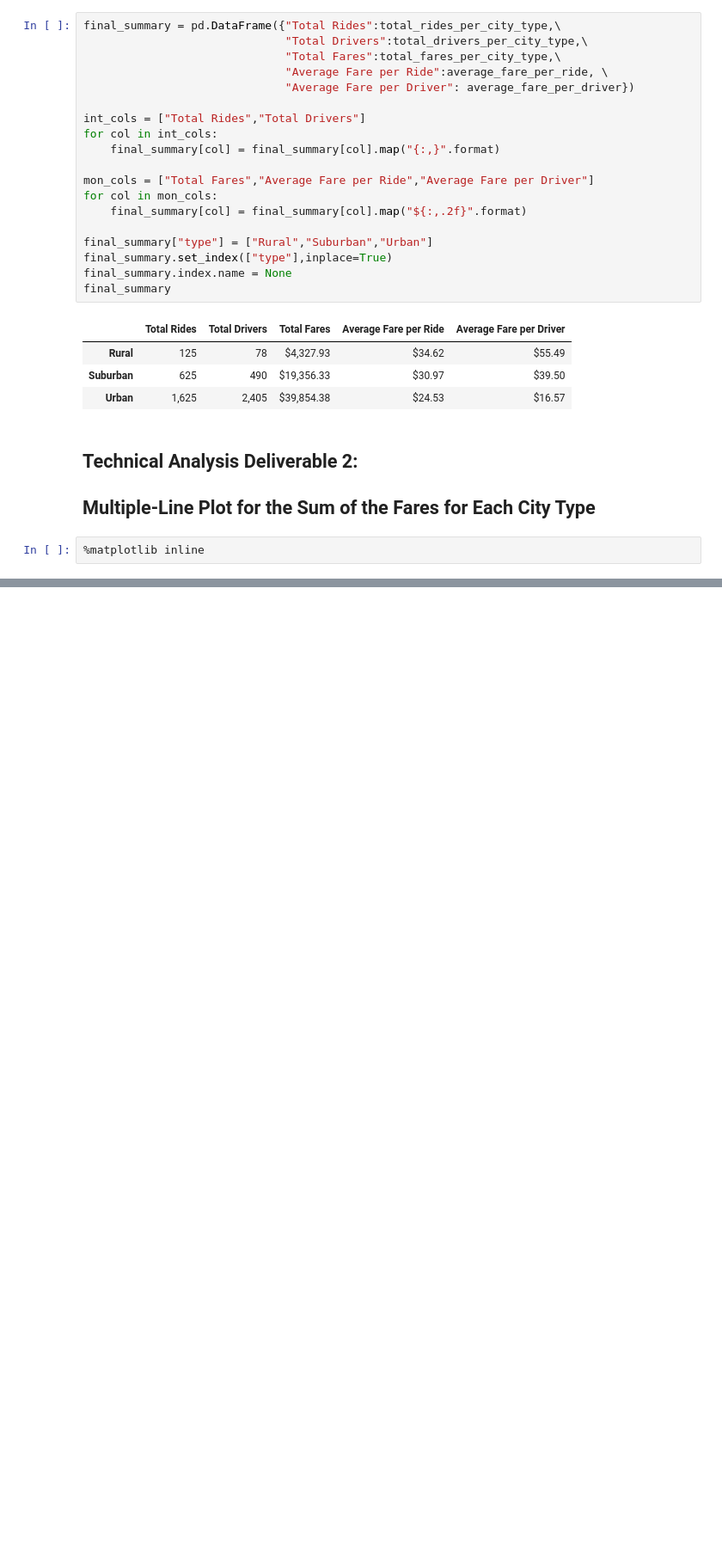
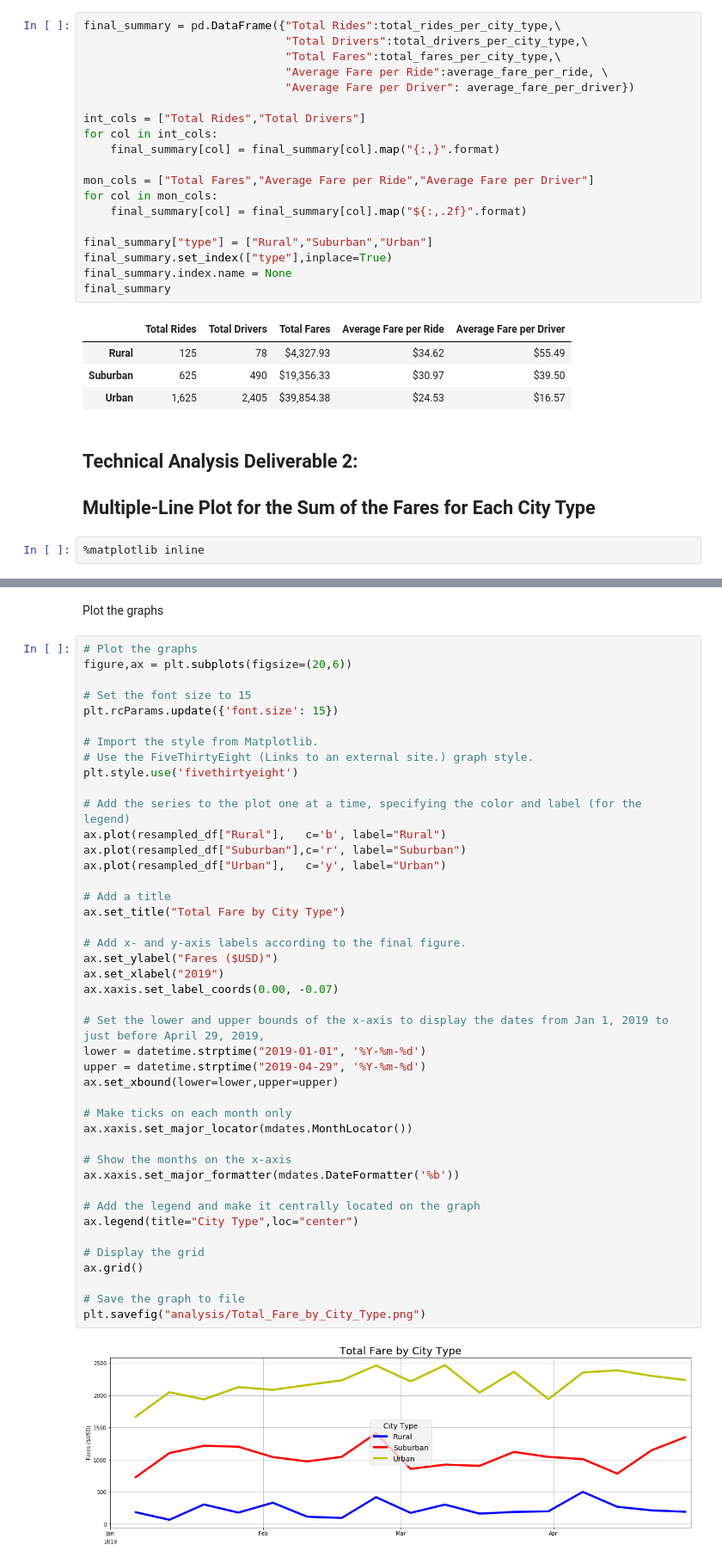
Before and after one commit to selkhayri/PyBer_Analysis, a Jupyter notebook: PyBer_challenge.ipynb, the cells around one changed output, grey strips where cells are left out. Shown: that part at 86% size. Saved outputs shown, nothing was run; the diff lists cells and outputs as text; blank space fills up the shorter version.

Commit message:
Multiple-Line Plot for the Sum of the Fares for Each City Type

```diff
--- a/PyBer_challenge.ipynb
+++ b/PyBer_challenge.ipynb
@@ -254,0 +253,47 @@ ax.legend(resampled_df.columns,title="City Type",loc="center")
+# %% [markdown]
+Plot the graphs
+# %%
+# Plot the graphs
+figure,ax = plt.subplots(figsize=(20,6))
+
+# Set the font size to 15
+plt.rcParams.update({'font.size': 15})
+
+# Import the style from Matplotlib.
+# Use the FiveThirtyEight (Links to an external site.) graph style.
+plt.style.use('fivethirtyeight')
+
+# Add the series to the plot one at a time, specifying the color and label (for the legend)
+ax.plot(resampled_df["Rural"],   c='b', label="Rural")
+ax.plot(resampled_df["Suburban"],c='r', label="Suburban")
+ax.plot(resampled_df["Urban"],   c='y', label="Urban")
+
+# Add a title
+ax.set_title("Total Fare by City Type")
+
+# Add x- and y-axis labels according to the final figure.
+ax.set_ylabel("Fares ($USD)")
+ax.set_xlabel("2019")
+ax.xaxis.set_label_coords(0.00, -0.07)
+
+# Set the lower and upper bounds of the x-axis to display the dates from Jan 1, 2019 to just before April 29, 2019,
+lower = datetime.strptime("2019-01-01", '%Y-%m-%d')
+upper = datetime.strptime("2019-04-29", '%Y-%m-%d')
+ax.set_xbound(lower=lower,upper=upper)
+
+# Make ticks on each month only
+ax.xaxis.set_major_locator(mdates.MonthLocator())
+
+# Show the months on the x-axis
+ax.xaxis.set_major_formatter(mdates.DateFormatter('%b'))
+
+# Add the legend and make it centrally located on the graph
+ax.legend(title="City Type",loc="center")
+
+# Display the grid
+ax.grid()
+
+# Save the graph to file
+plt.savefig("analysis/Total_Fare_by_City_Type.png")
+# %% [output]
+[figure, added]
```
Also changed, not shown: parts of 20 cells of this notebook, 1 other file.
